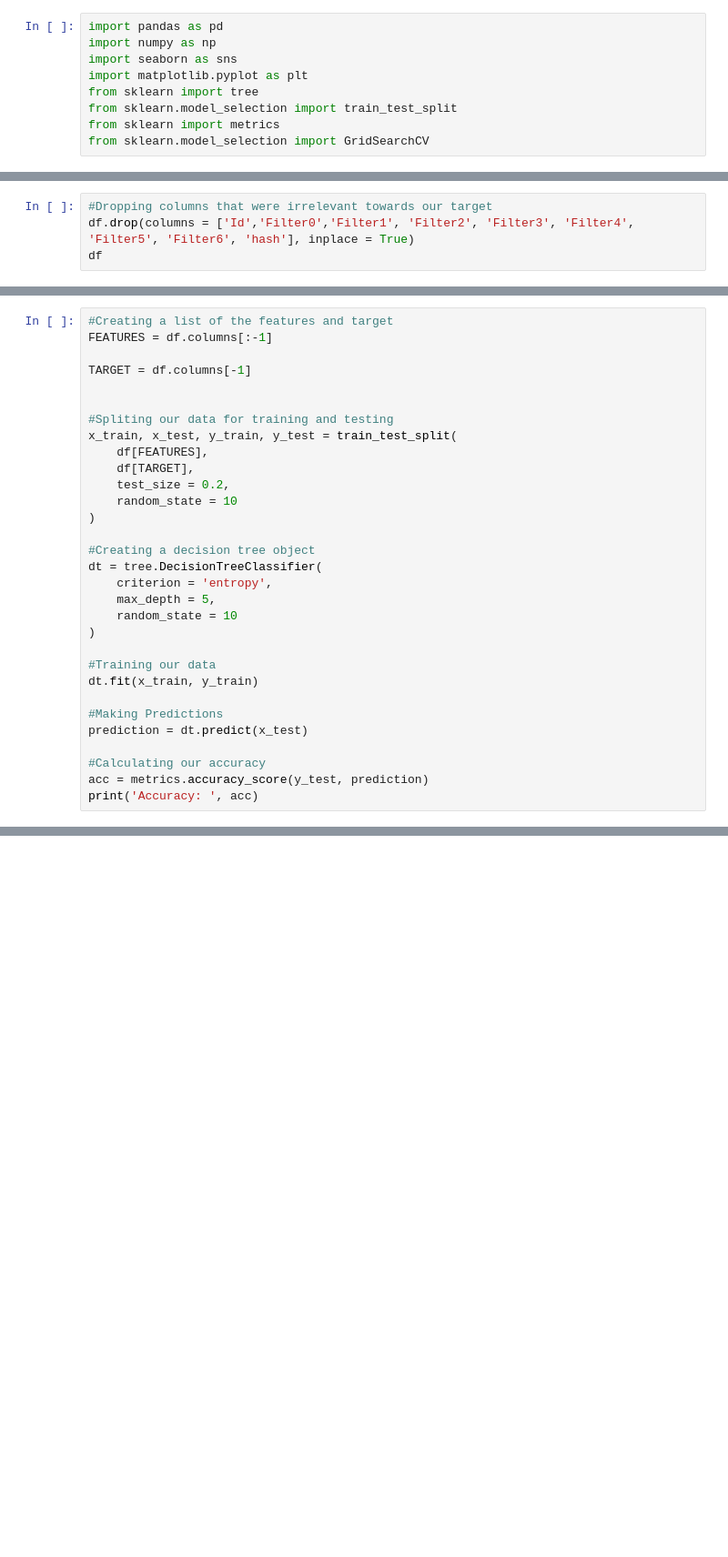
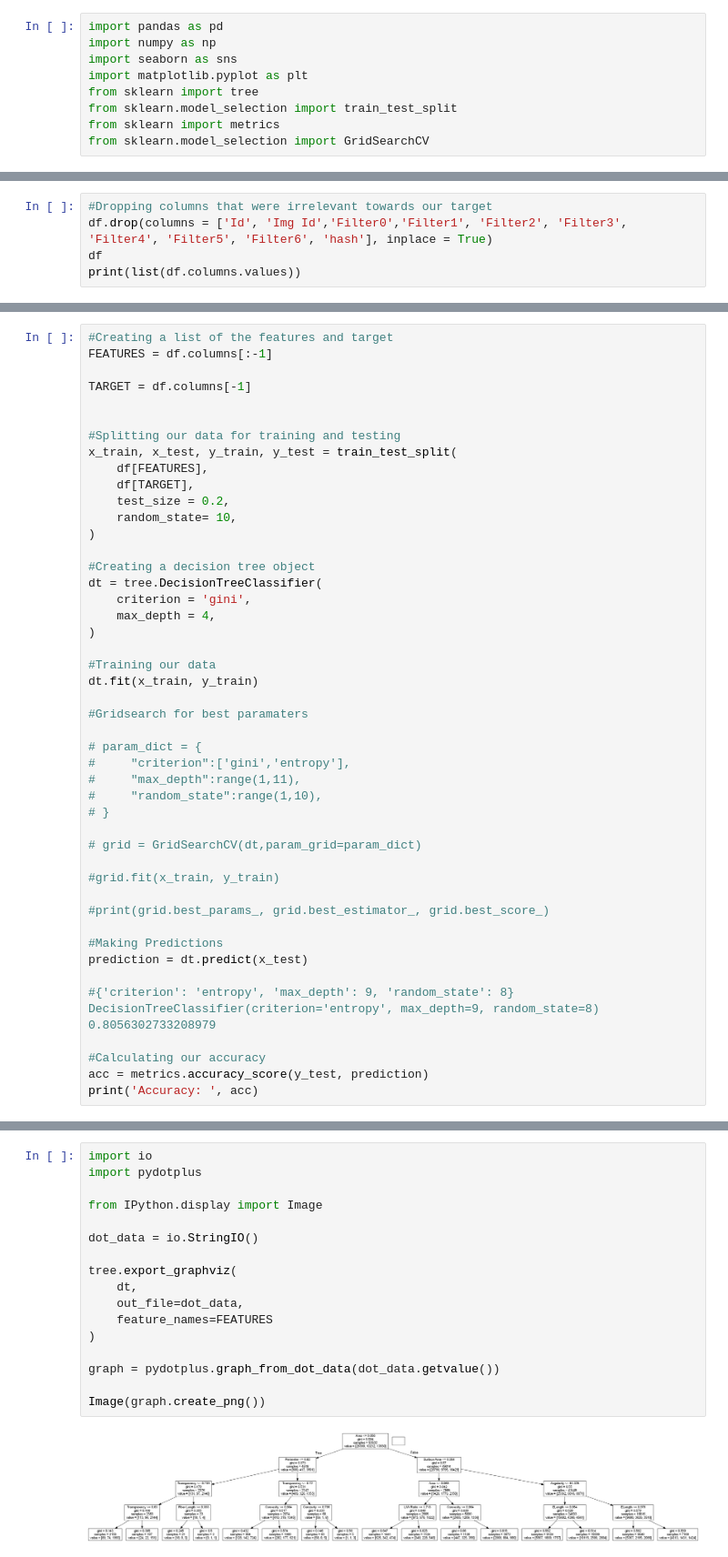
Before and after one commit to Applied-Machine-Learning-2022/microdebitage-ml-project, a Jupyter notebook: Obsidian_Model.ipynb, the cells around one changed output, grey strips where cells are left out. Shown at 91% size. Cells and saved outputs as stored; diff of their text form; blank space fills up the shorter version.

```diff
--- a/Obsidian_Model.ipynb
+++ b/Obsidian_Model.ipynb
@@ -63,5 +81,6 @@ df.reset_index(drop = True, inplace = True)
 # %%
 #Dropping columns that were irrelevant towards our target
-df.drop(columns = ['Id','Filter0','Filter1', 'Filter2', 'Filter3', 'Filter4', 'Filter5', 'Filter6', 'hash'], inplace = True)
+df.drop(columns = ['Id', 'Img Id','Filter0','Filter1', 'Filter2', 'Filter3', 'Filter4', 'Filter5', 'Filter6', 'hash'], inplace = True)
 df
+print(list(df.columns.values))
 # %% [output]
@@ -129,26 +136,41 @@ FEATURES = df.columns[:-1]
 TARGET = df.columns[-1]
 
 
-#Spliting our data for training and testing
+#Splitting our data for training and testing
 x_train, x_test, y_train, y_test = train_test_split(
     df[FEATURES],
     df[TARGET],
     test_size = 0.2,
-    random_state = 10
+    random_state= 10,
 )
 
 #Creating a decision tree object
 dt = tree.DecisionTreeClassifier(
-    criterion = 'entropy',
-    max_depth = 5,
-    random_state = 10
+    criterion = 'gini',
+    max_depth = 4,
 )
 
 #Training our data
 dt.fit(x_train, y_train)
 
+#Gridsearch for best paramaters
+
+# param_dict = {
+#     "criterion":['gini','entropy'],
+#     "max_depth":range(1,11),
+#     "random_state":range(1,10),
+# }
+
+# grid = GridSearchCV(dt,param_grid=param_dict)
+
+#grid.fit(x_train, y_train)
+
+#print(grid.best_params_, grid.best_estimator_, grid.best_score_)
+
 #Making Predictions
 prediction = dt.predict(x_test)
+
+#{'criterion': 'entropy', 'max_depth': 9, 'random_state': 8} DecisionTreeClassifier(criterion='entropy', max_depth=9, random_state=8) 0.8056302733208979
 
 #Calculating our accuracy
 acc = metrics.accuracy_score(y_test, prediction)
@@ -157,0 +180,19 @@ Accuracy:  0.8505909687847257
+# %%
+import io
+import pydotplus
+
+from IPython.display import Image
+
+dot_data = io.StringIO()
+
+tree.export_graphviz(
+    dt,
+    out_file=dot_data,
+    feature_names=FEATURES
+)
+
+graph = pydotplus.graph_from_dot_data(dot_data.getvalue())
+
+Image(graph.create_png())
+# %% [output]
+[figure, added]
```
Also changed, not shown: parts of 9 cells of this notebook, 3 other files.
